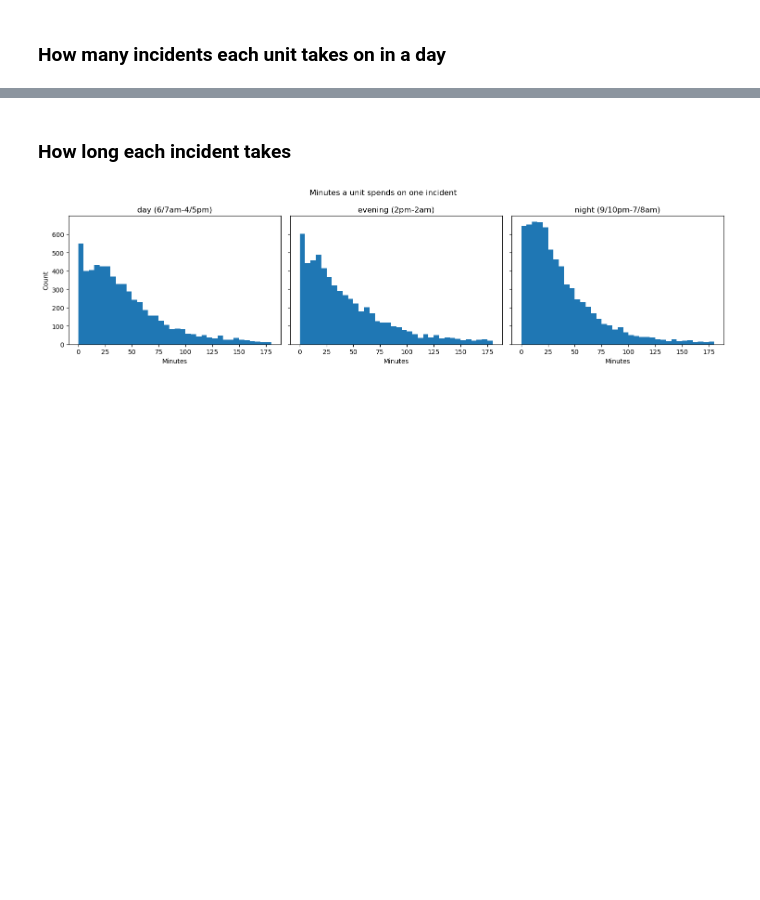
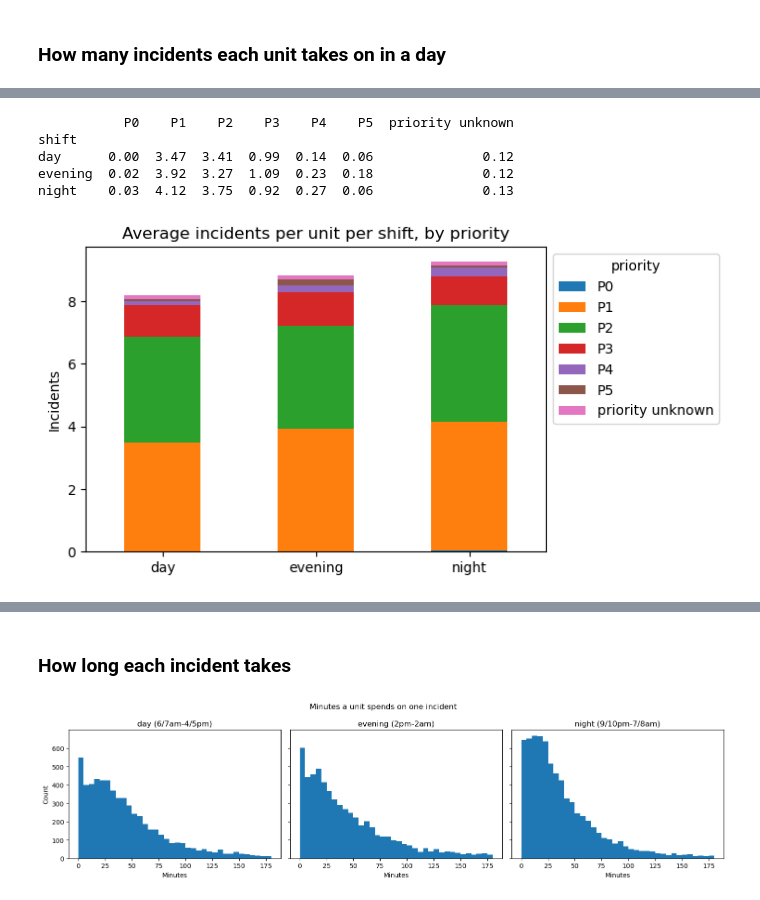
Before and after one commit to yoonoolee/oakland_police_department, a Jupyter notebook: manpower_july_2024_incidents.ipynb, the cells around one changed output, grey strips where cells are left out. Saved outputs shown, nothing was run; the diff lists cells and outputs as text; code cells hidden in the pictures; blank space fills up the shorter version.

```diff
--- a/manpower_july_2024_incidents.ipynb
+++ b/manpower_july_2024_incidents.ipynb
@@ -95,0 +96,26 @@ plt.show()
+# %%
+# Same as above, split by incident priority; incidents not linked to CAD have no priority ("priority unknown")
+prio = rows.dropna(subset=["Incident_FK"]).copy()
+prio["priority"] = prio["incident_priority"].map(lambda p: f"P{int(p)}" if pd.notna(p) else "priority unknown")
+
+# count unique incidents in each shift for each priority (0 if none)
+counts = prio.groupby(["Unit_ID", "shift_number", "priority"])["Incident_FK"].nunique().unstack()
+by_priority = shifts[["shift"]].join(counts).fillna(0)
+
+PRIORITIES = sorted(c for c in counts.columns if c != "priority unknown") + ["priority unknown"]
+avg_priority = by_priority.groupby("shift")[PRIORITIES].mean().loc[["day", "evening", "night"]]
+print(avg_priority.round(2))
+
+avg_priority.plot(kind="bar", stacked=True, rot=0, figsize=(6, 4))
+plt.title("Average incidents per unit per shift, by priority")
+plt.xlabel("")
+plt.ylabel("Incidents")
+plt.legend(title="priority", loc="upper left", bbox_to_anchor=(1, 1))
+plt.show()
+# %% [output]
+           P0    P1    P2    P3    P4    P5  priority unknown
+shift
+day      0.00  3.47  3.41  0.99  0.14  0.06              0.12
+evening  0.02  3.92  3.27  1.09  0.23  0.18              0.12
+night    0.03  4.12  3.75  0.92  0.27  0.06              0.13
+[figure, added]
```
Also changed, not shown: parts of 15 cells of this notebook, 1 other file.
